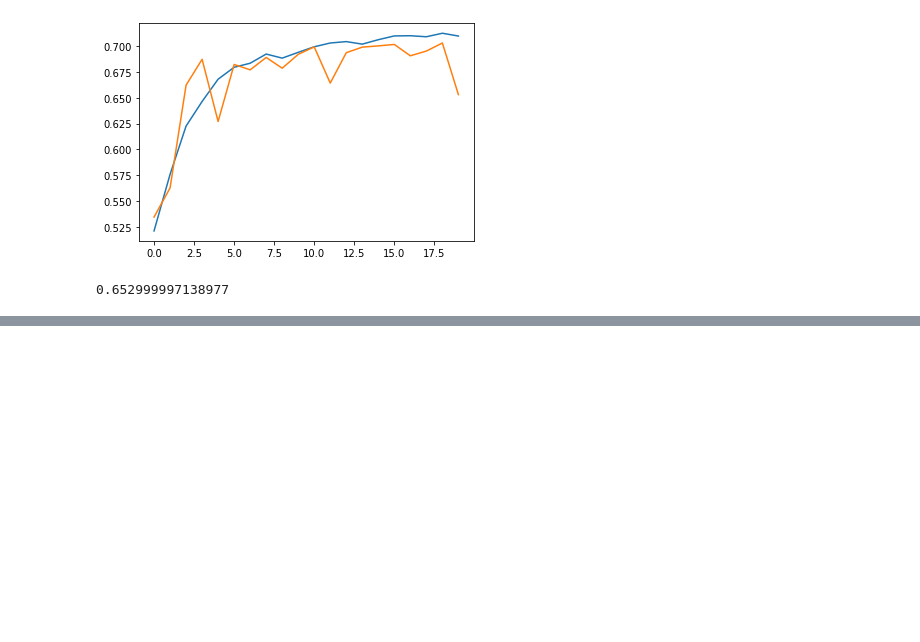
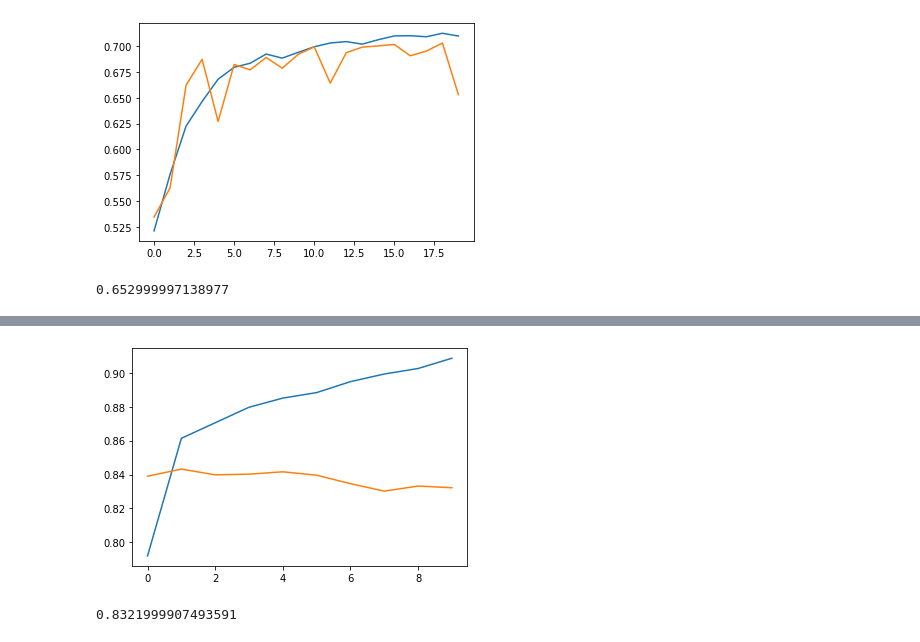
Before and after one commit to sjbaek12/sjbaek12.github.io, a Jupyter notebook: RNN_Optimizer.ipynb, the cells around one changed output, grey strips where cells are left out. Cells and saved outputs as stored; diff of their text form; code cells hidden in the pictures; blank space fills up the shorter version.

```diff
--- a/RNN_Optimizer.ipynb
+++ b/RNN_Optimizer.ipynb
@@ -437,0 +676,11 @@ print(accuracy)
+# %%
+plt.plot(history.history['accuracy'])
+plt.plot(history.history['val_accuracy'])
+plt.show()
+# %% [output]
+[figure, added]
+# %%
+loss, accuracy = model_lstm.evaluate(x_val_seq, y_val, verbose=0)
+print(accuracy)
+# %% [output]
+0.8321999907493591
```
Also changed, not shown: parts of 28 cells of this notebook.
